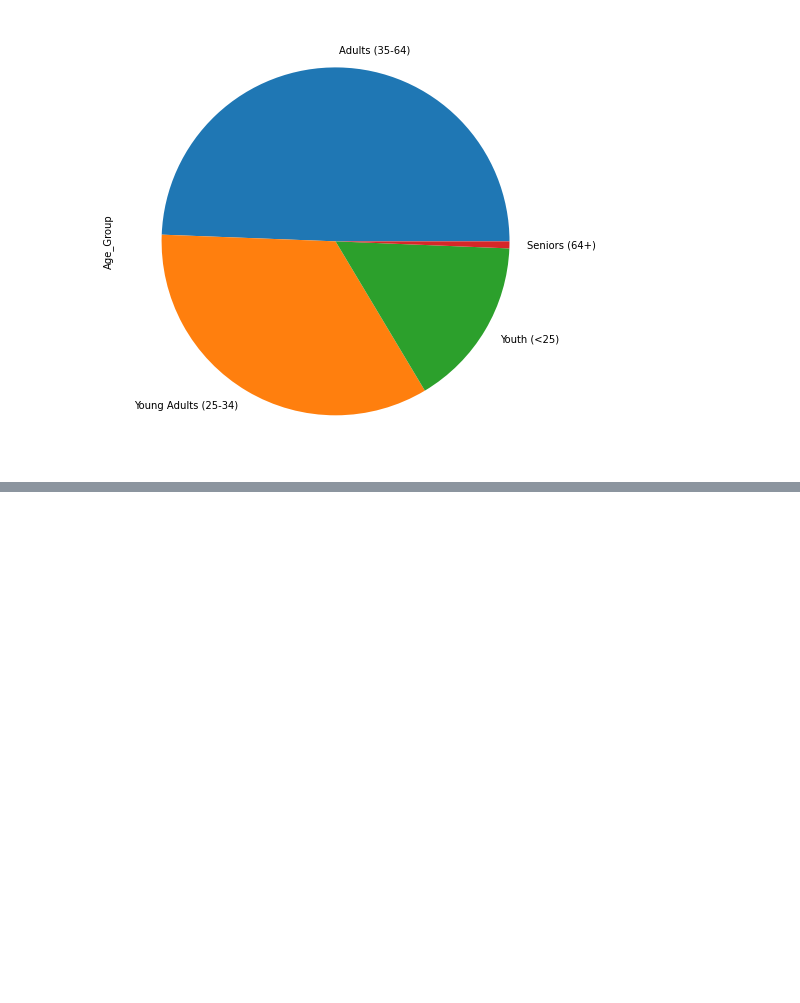
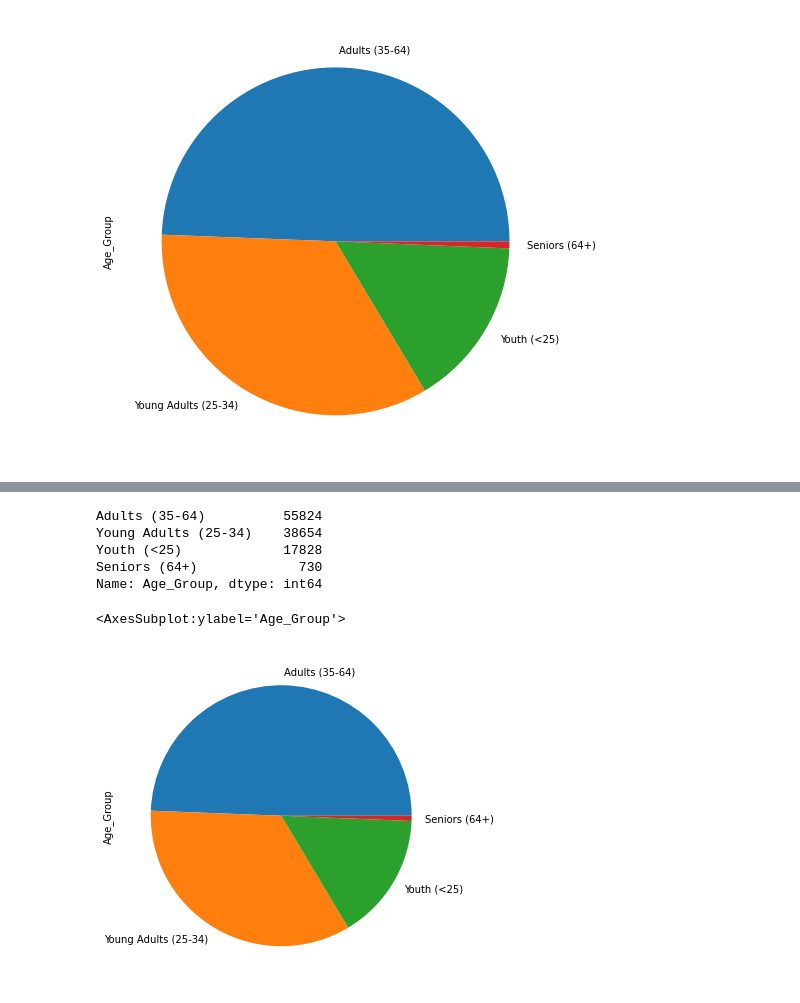
Before and after one commit to Saklain-Tonmoy/Pandas_Real_Life_Example, a Jupyter notebook: Lecture_1.ipynb, the cells around one changed output, grey strips where cells are left out. Drawn from its saved outputs; the diff is of its cells as text; code cells hidden in the pictures; blank space fills up the shorter version.

```diff
--- a/Lecture_1.ipynb
+++ b/Lecture_1.ipynb
@@ -94,0 +169,13 @@ sales['Age_Group'].value_counts().plot(kind='pie', figsize=(8,8))
+# %%
+sales['Age_Group'].value_counts()
+# %% [output]
+Adults (35-64)          55824
+Young Adults (25-34)    38654
+Youth (<25)             17828
+Seniors (64+)             730
+Name: Age_Group, dtype: int64
+# %%
+sales['Age_Group'].value_counts().plot(kind='pie', figsize=(6,6))
+# %% [output]
+<AxesSubplot:ylabel='Age_Group'>
+[figure, added]
```
Also changed, not shown: parts of 55 cells of this notebook, 5 other files.
